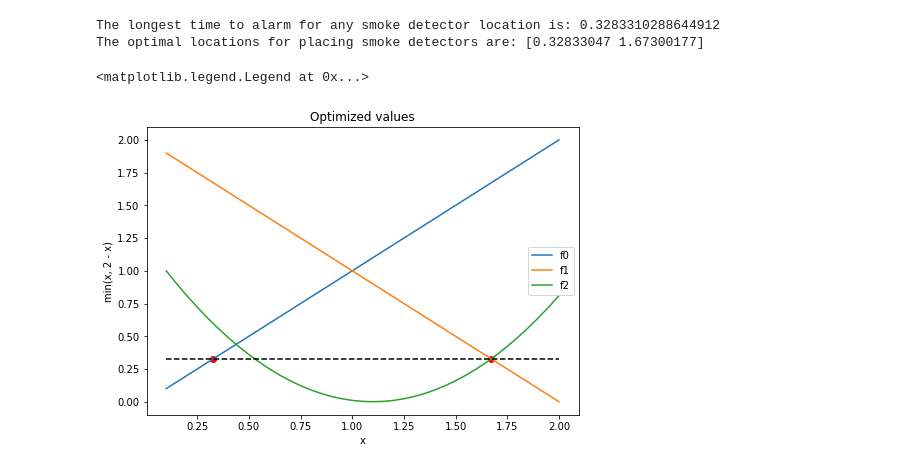
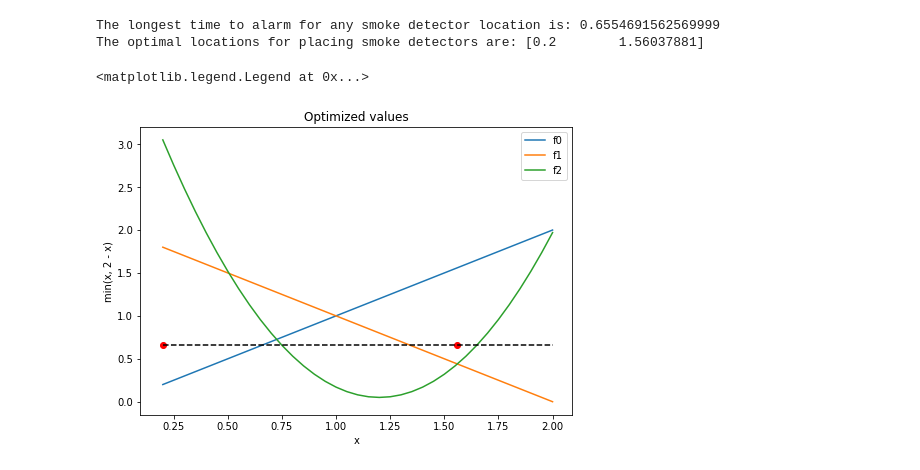
Before and after one commit to russelldj/SmokeDetectorOptimization, a Jupyter notebook: SmokeDetectorOptimization.ipynb, the cells around one changed output. Saved outputs shown, nothing was run; the diff lists cells and outputs as text; code cells hidden in the pictures.

Commit message:
Updated with new objective function

```diff
--- a/SmokeDetectorOptimization.ipynb
+++ b/SmokeDetectorOptimization.ipynb
@@ -9,20 +9,32 @@ import pdb
 %matplotlib inline
 # Allow matplotlib to run in a notebook
 
-def create_total_function(functions):
+def create_total_function(functions, alpha = 0.1):
     """
     See notes that I emailed Dr. Kavanagh
     """
-    optimiztion_func = lambda xs : np.amax([np.amin([f(x) for x in xs]) for f in functions])
+    optimiztion_func = lambda xs : \
+                     np.amax([np.amin([f(x) for x in xs]) for f in functions]) \
+                     + alpha * np.sum([np.amin([f(x) for x in xs]) for f in functions])
     return optimiztion_func
+
+
+def create_worst_case_function(functions):
+    """
+    See notes that I emailed Dr. Kavanagh
+    """
+    optimiztion_func = lambda xs : \
+                     np.amax([np.amin([f(x) for x in xs]) for f in functions])
+    return optimiztion_func
 # %%
 """ Define constants
 """
 BOUNDS = (0.2, 2.0) # constraints on inputs
-INIT = (1.4,1.5)
-FUNS = [lambda x : x, lambda x : 2 - x, lambda x : (x - 1.1)**2]
+INIT = (0.5,0.51)
+FUNS = [lambda x : x, lambda x : 2 - x, lambda x : 3 * (x - 1.2)**2 + .05]
 # %%
-specific_fun = create_total_function(FUNS) # this maps a list of x values to a single value
+specific_fun = create_total_function(FUNS, 0.2) # this maps a list of x values to a single value
+#specific_fun = create_worst_case_function(FUNS) # this maps a list of x values to a single value
 
 """ Run the actual optimization
 """
@@ -36,34 +48,34 @@ optimal_loc = res.x
 print("The longest time to alarm for any smoke detector location is: {}".format(optimal_val))
 print("The optimal locations for placing smoke detectors are: {}".format(optimal_loc))
 # %% [output]
-The longest time to alarm for any smoke detector location is: 0.3283310288644912
-The optimal locations for placing smoke detectors are: [0.32833047 1.67300177]
+The longest time to alarm for any smoke detector location is: 0.6554691562569999
+The optimal locations for placing smoke detectors are: [0.2        1.56037881]
 # %%
 """ Plot the outputs
 """
-x=np.arange(LOWER_BOUND, UPPER_BOUND + 0.05, 0.05)
+x=np.arange(BOUNDS[0], BOUNDS[1] + 0.05, 0.05)
 fig=plt.figure()
 fig.clf()
 ax=fig.add_axes([0, 0, 1, 1]) # create the figure in way that makes the notebook plot it
 
 ax.set_title("Optimized values")
 ax.set_xlabel("x")
 ax.set_ylabel("min(x, 2 - x)")
 
 
 # plot each of the functions
 for f in FUNS:
     ax.plot(x, [f(i) for i in x])
 
 ax.plot(x, [optimal_val for _ in x], 'k--')
 
 # plot the optimal x values versus the optimal function value
 for loc in optimal_loc:
     ax.scatter([loc], [optimal_val], c='r')
 
 
 # Make silly legends
 ax.legend(["f{}".format(str(i)) for i in range(len(FUNS))])
 # %% [output]
 <matplotlib.legend.Legend at 0x...>
-[figure, old version]
+[figure, new version]
```
Also changed, not shown: parts of 1 cell of this notebook.
